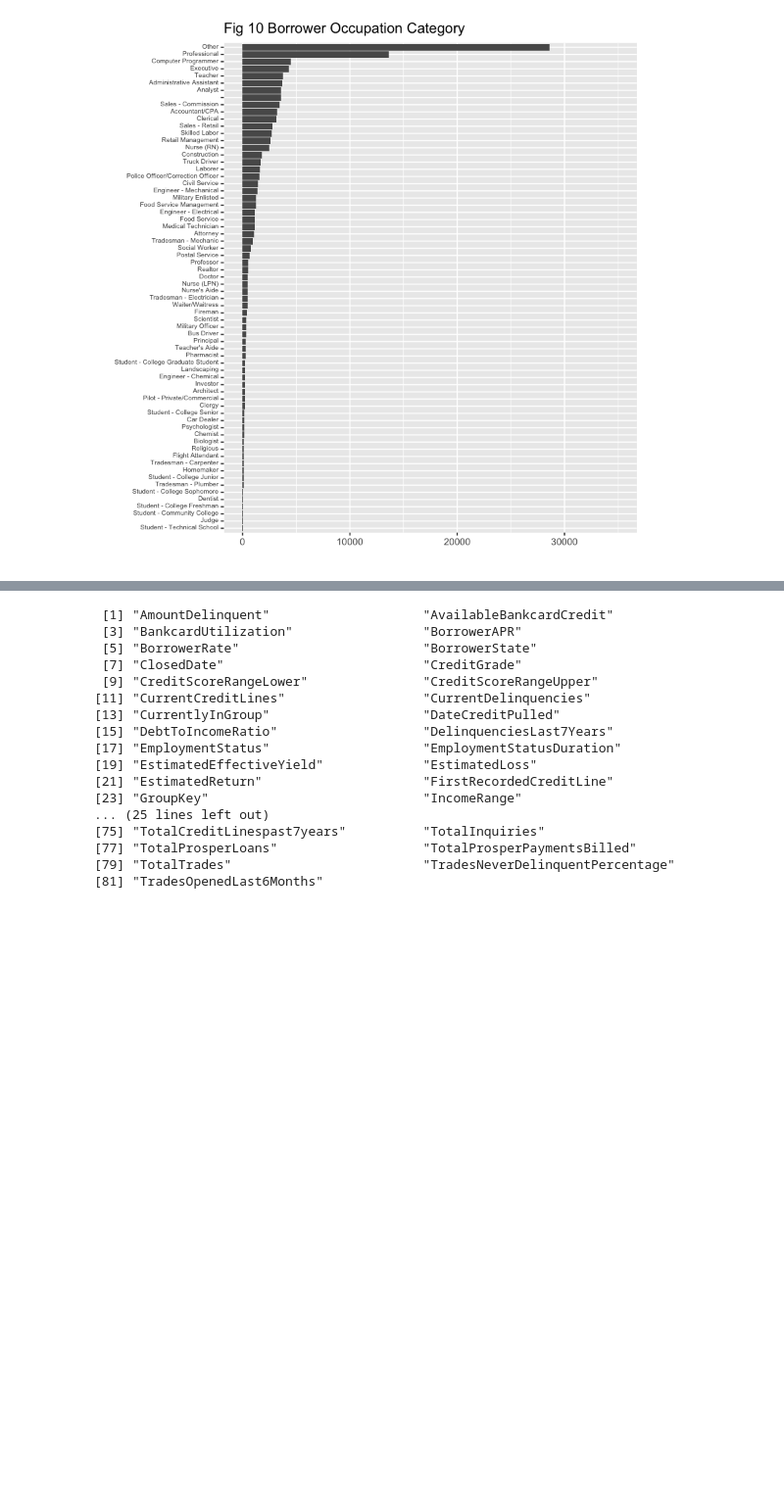
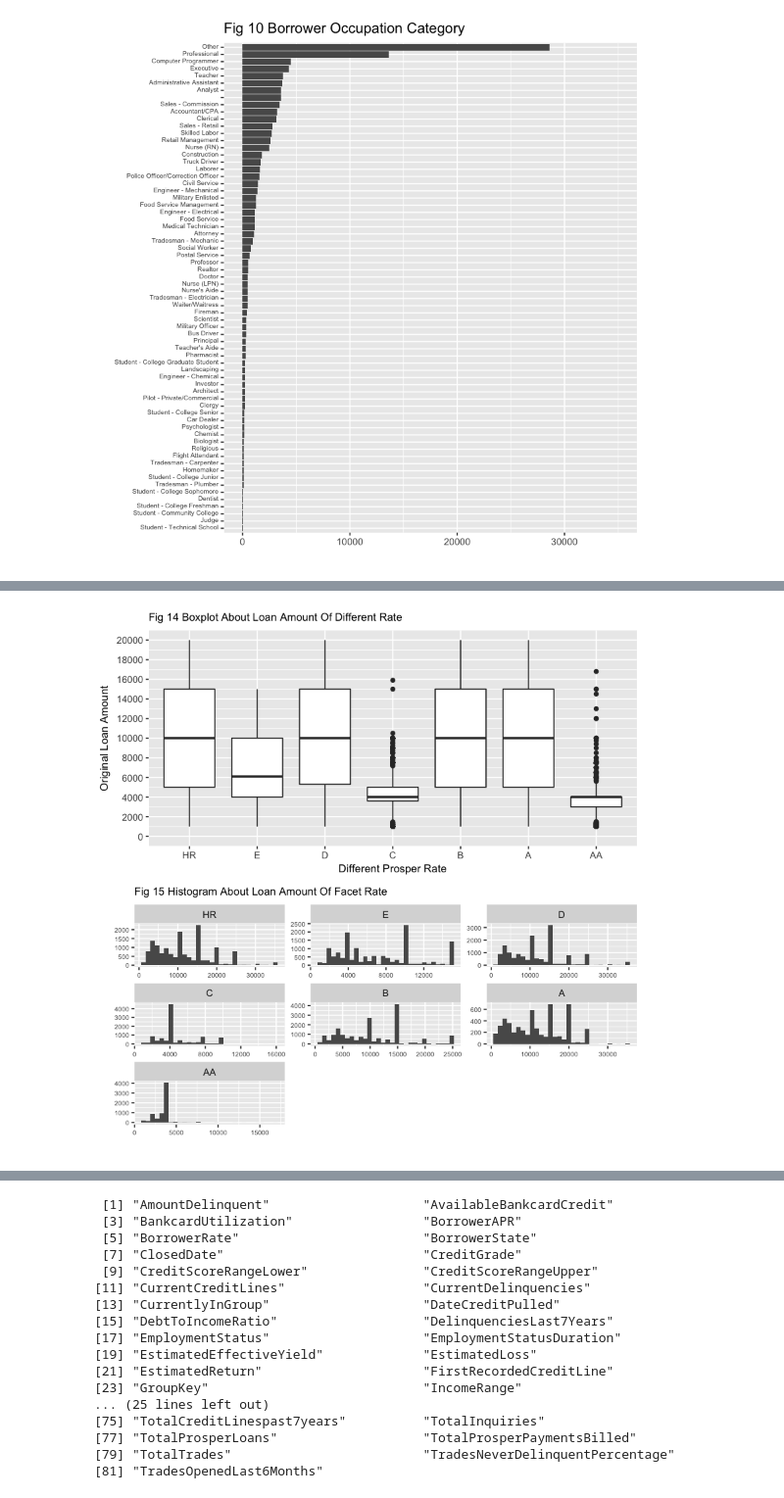
Before and after one commit to ZenRay/DataAnalysisAndSummary, a Jupyter notebook: ProsperEDA.ipynb, the cells around one changed output, grey strips where cells are left out. Shown at 98% size. Cells and saved outputs as stored; diff of their text form; code cells hidden in the pictures; blank space fills up the shorter version.

```diff
--- a/ProsperEDA.ipynb
+++ b/ProsperEDA.ipynb
@@ -291,0 +372,16 @@ ggplot(aes(reorder(Occupation, rep(1, length(Occupation)), sum)), data=subset(ra
+# %%
+# original loan amount about prosper rate
+p1 <- ggplot(aes(x=ProsperRatingAlpha, y=LoanOriginalAmount), data=subset(rawprosper, ProsperRatingAlpha!="NA")) +
+    geom_boxplot() +
+    labs(x="Different Prosper Rate", y="Original Loan Amount",
+         title="Fig 14 Boxplot About Loan Amount Of Different Rate") +
+    scale_y_continuous(limits=c(0, 20000), breaks=seq(0, 20000, 2000)) +
+    theme(axis.title=element_text(size=10), plot.title=element_text(size=10))
+
+p2 <- ggplot(aes(LoanOriginalAmount), data=subset(rawprosper, ProsperRatingAlpha!="NA")) +
+    geom_histogram() +
+    facet_wrap(~ProsperRatingAlpha, nrow=3, scales="free") +
+    labs(y="", x="", title="Fig 15 Histogram About Loan Amount Of Facet Rate") +
+    theme(axis.text=element_text(size=6), plot.title=element_text(size=10))
+grid.arrange(p1, p2, nrow=2)
+# %% [output]
@@ -291,0 +390 @@ ggplot(aes(reorder(Occupation, rep(1, length(Occupation)), sum)), data=subset(ra
+[figure, added]
```
Also changed, not shown: parts of 17 cells of this notebook.
